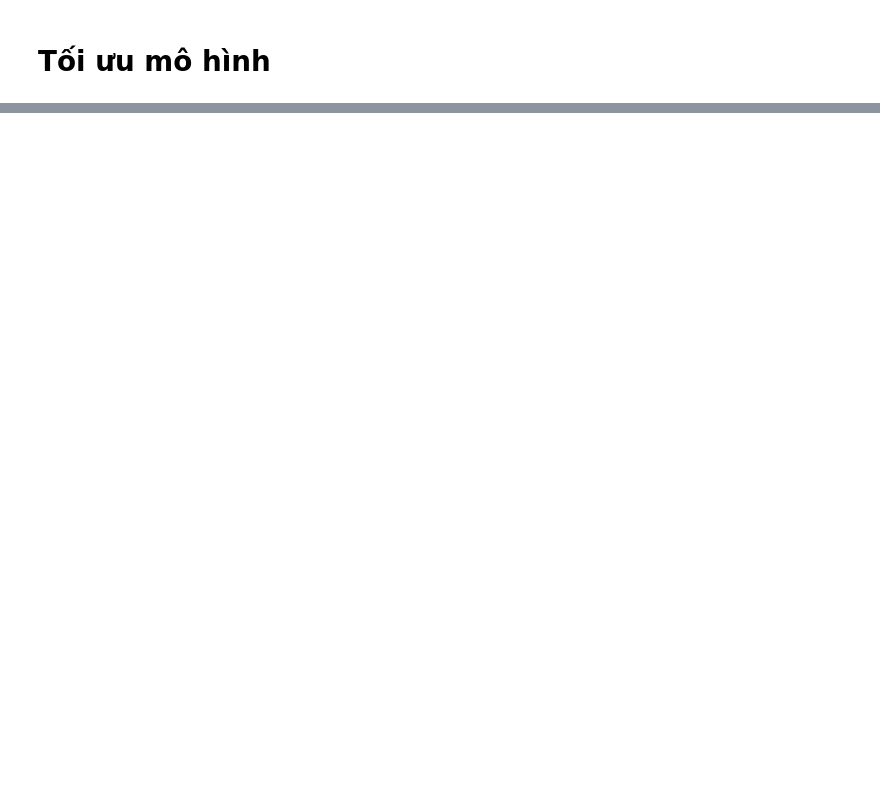
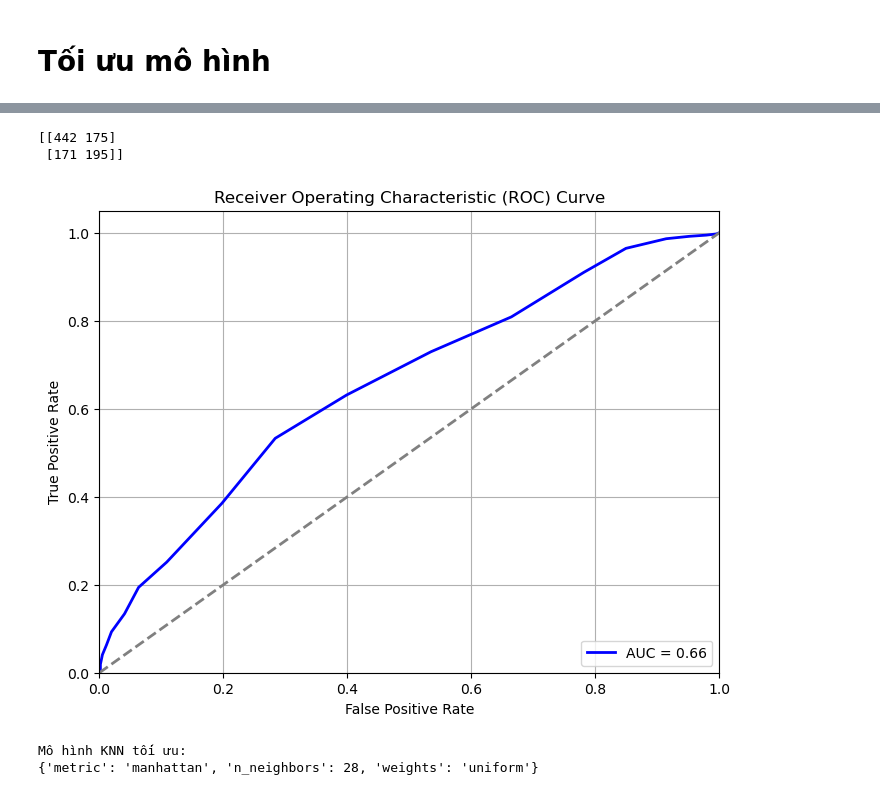
Before and after one commit to A47126/BT-Machine-Learning-Group-7, a Jupyter notebook: water_pota_no_plot.ipynb, the cells around one changed output, grey strips where cells are left out. Drawn from its saved outputs; the diff is of its cells as text; code cells hidden in the pictures; blank space fills up the shorter version.

```diff
--- a/water_pota_no_plot.ipynb
+++ b/water_pota_no_plot.ipynb
@@ -157,3 +157,6 @@ X_train = scaler.fit_transform(X_train)
 X_test = scaler.transform(X_test)
 # %% [markdown]
 # Chạy mô hình
+# %%
+knn = KNeighborsClassifier(n_neighbors=7)
+knn.fit(X_train, y_train)
@@ -167,0 +185,9 @@ X_test = scaler.transform(X_test)
+# %%
+# Tối ưu số lượng hàng xóm bằng GridSearchCV
+param_grid = {
+    'n_neighbors': list(range(1, 31)),
+    'weights': ['uniform', 'distance'],
+    'metric': ['euclidean', 'manhattan']
+}
+grid_search = GridSearchCV(knn, param_grid, cv=5, scoring='precision', n_jobs=-1, verbose=1)
+grid_search.fit(X_train, y_train)
@@ -167,0 +245,30 @@ X_test = scaler.transform(X_test)
+# %%
+print(confusion_matrix(y_test, y_pred_best))
+# %% [output]
+[[442 175]
+ [171 195]]
+# %%
+fpr, tpr, thresholds = roc_curve(y_test, y_proba)
+roc_auc = auc(fpr, tpr)
+
+plt.figure(figsize=(8, 6))
+plt.plot(fpr, tpr, color='blue', lw=2, label='AUC = %0.2f' % roc_auc)
+plt.plot([0, 1], [0, 1], color='gray', lw=2, linestyle='--')  # đường random guess
+plt.xlim([0.0, 1.0])
+plt.ylim([0.0, 1.05])
+plt.xlabel('False Positive Rate')
+plt.ylabel('True Positive Rate')
+plt.title('Receiver Operating Characteristic (ROC) Curve')
+plt.legend(loc='lower right')
+plt.grid(True)
+plt.show()
+# %% [output]
+[figure, added]
+# %%
+best_knn = grid_search.best_params_
+# Hiển thị mô hình đã tối ưu
+print("Mô hình KNN tối ưu:")
+print(best_knn)
+# %% [output]
+Mô hình KNN tối ưu:
+{'metric': 'manhattan', 'n_neighbors': 28, 'weights': 'uniform'}
```
Also changed, not shown: parts of 16 cells of this notebook.
